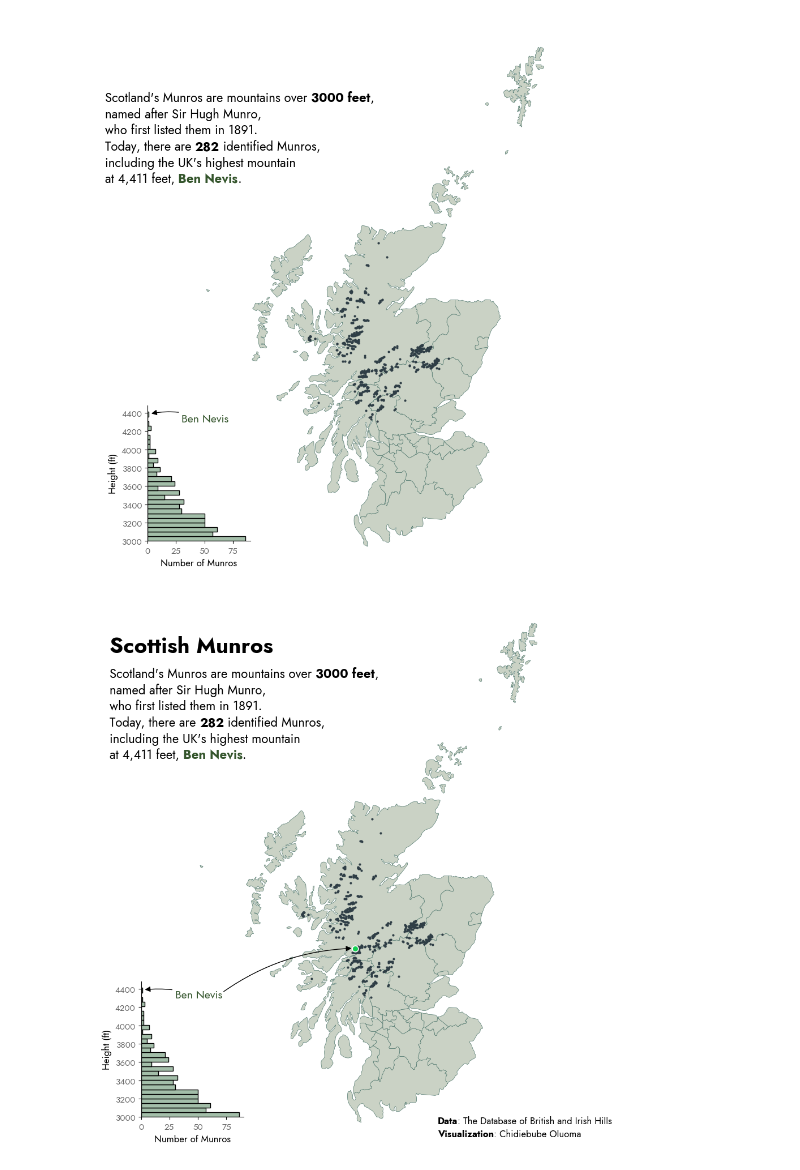
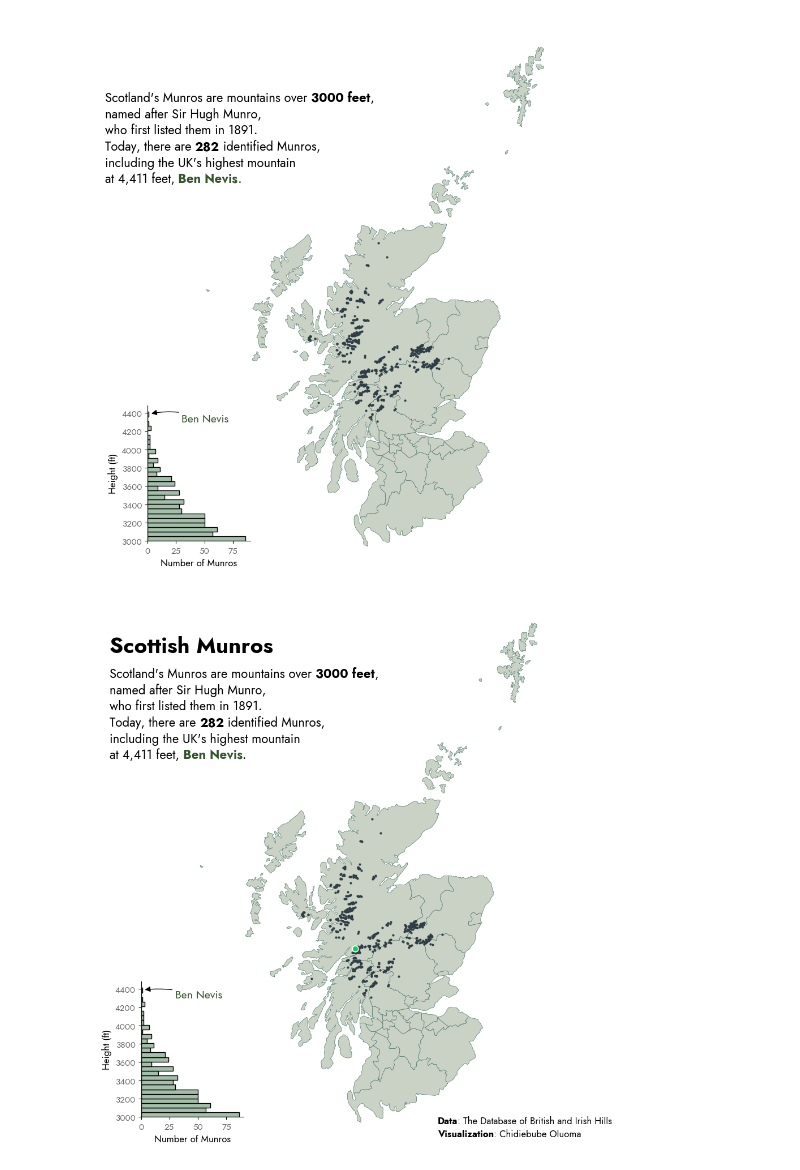
Before and after one commit to Peplinn/visualizations, a Jupyter notebook: tidytuesday/scottish-munros/playground.ipynb, the cells around one changed output. Drawn from its saved outputs; the diff is of its cells as text; code cells hidden in the pictures.

Commit message:
Removed arrow from map

```diff
--- a/tidytuesday/scottish-munros/playground.ipynb
+++ b/tidytuesday/scottish-munros/playground.ipynb
@@ -677,19 +677,19 @@ sub_ax.annotate(
 )
 
 #arrow to highlight Ben Nevis on the map
-ax.annotate(
-    "",
-    xy=(-5.05, 56.8), xycoords='data',
-    xytext=(-8.1, 56.25), textcoords='data',
-    fontproperties = jost_font,
-    fontsize = 14,
-    arrowprops=dict(
-        arrowstyle="-|>",
-        connectionstyle="arc3,rad=-0.15",
-        fc = "black"
-    ),
-    color = "#34552C"
-)
+# ax.annotate(
+#     "",
+#     xy=(-5.05, 56.8), xycoords='data',
+#     xytext=(-8.1, 56.25), textcoords='data',
+#     fontproperties = jost_font,
+#     fontsize = 14,
+#     arrowprops=dict(
+#         arrowstyle="-|>",
+#         connectionstyle="arc3,rad=-0.15",
+#         fc = "black"
+#     ),
+#     color = "#34552C"
+# )
 
 sns.despine()
 
@@ -721,31 +721,31 @@ fig_text(
         {"fontproperties": jost_font_bold},
         {"fontproperties": jost_font_bold, "color": '#34552C'},
     ]
 )
 
 fig_text(
     0.07, 0.9, plot_title,
     ha='left', va='center',
     fontsize=28,
     color='black',
     fontproperties = jost_font_bold,
 )
 
 fig_text(
     0.65, 0.05,
     credit_text,
     ha='left', va='center',
     fontsize=12,
     color='black',
     fontproperties = jost_font,
     highlight_textprops=[
         {"fontproperties": jost_font_bold},
         {"fontproperties": jost_font_bold},
     ]
 )
 
 plt.tight_layout()
 plt.savefig("scottish_munros.png")
 plt.show()
 # %% [output]
-[figure, old version]
+[figure, new version]
```
Also changed, not shown: 1 other file.
